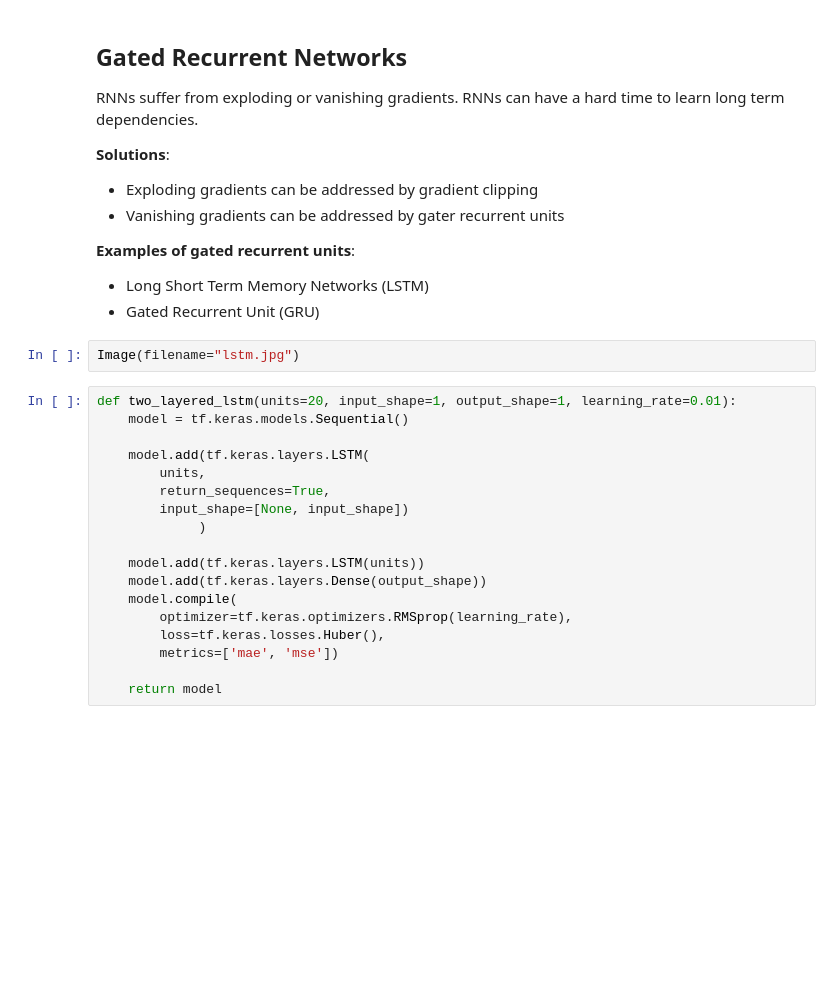
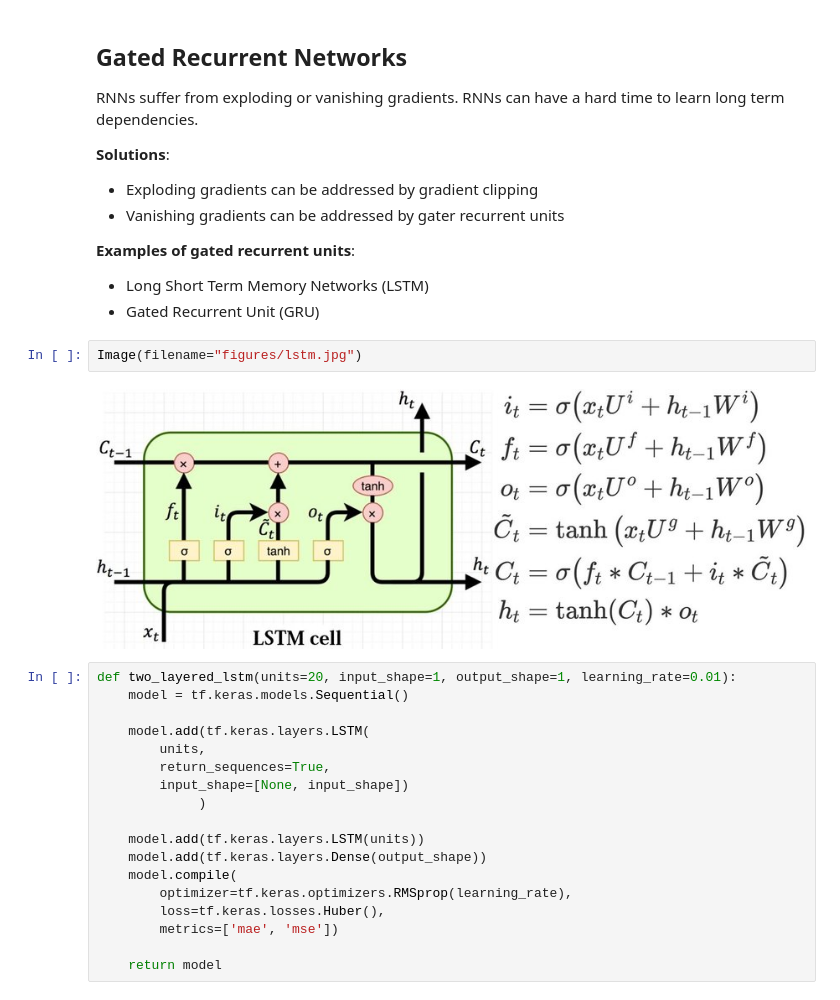
Before and after one commit to gilberto-BE/aifi-bootcamp, a Jupyter notebook: notebooks/RNN.ipynb, the cells around one changed output. Cells and saved outputs as stored; diff of their text form; blank space fills up the shorter version.

Commit message:
fixed lstm

```diff
--- a/notebooks/RNN.ipynb
+++ b/notebooks/RNN.ipynb
@@ -128,7 +212,9 @@ RNNs suffer from exploding or vanishing gradients. RNNs can have a hard time to
 * Long Short Term Memory Networks (LSTM)
 * Gated Recurrent Unit (GRU)
 # %%
-Image(filename="lstm.jpg")
+Image(filename="figures/lstm.jpg")
+# %% [output]
+[figure, added]
 # %%
 def two_layered_lstm(units=20, input_shape=1, output_shape=1, learning_rate=0.01):
     model = tf.keras.models.Sequential()
```
Also changed, not shown: parts of 7 cells of this notebook.
